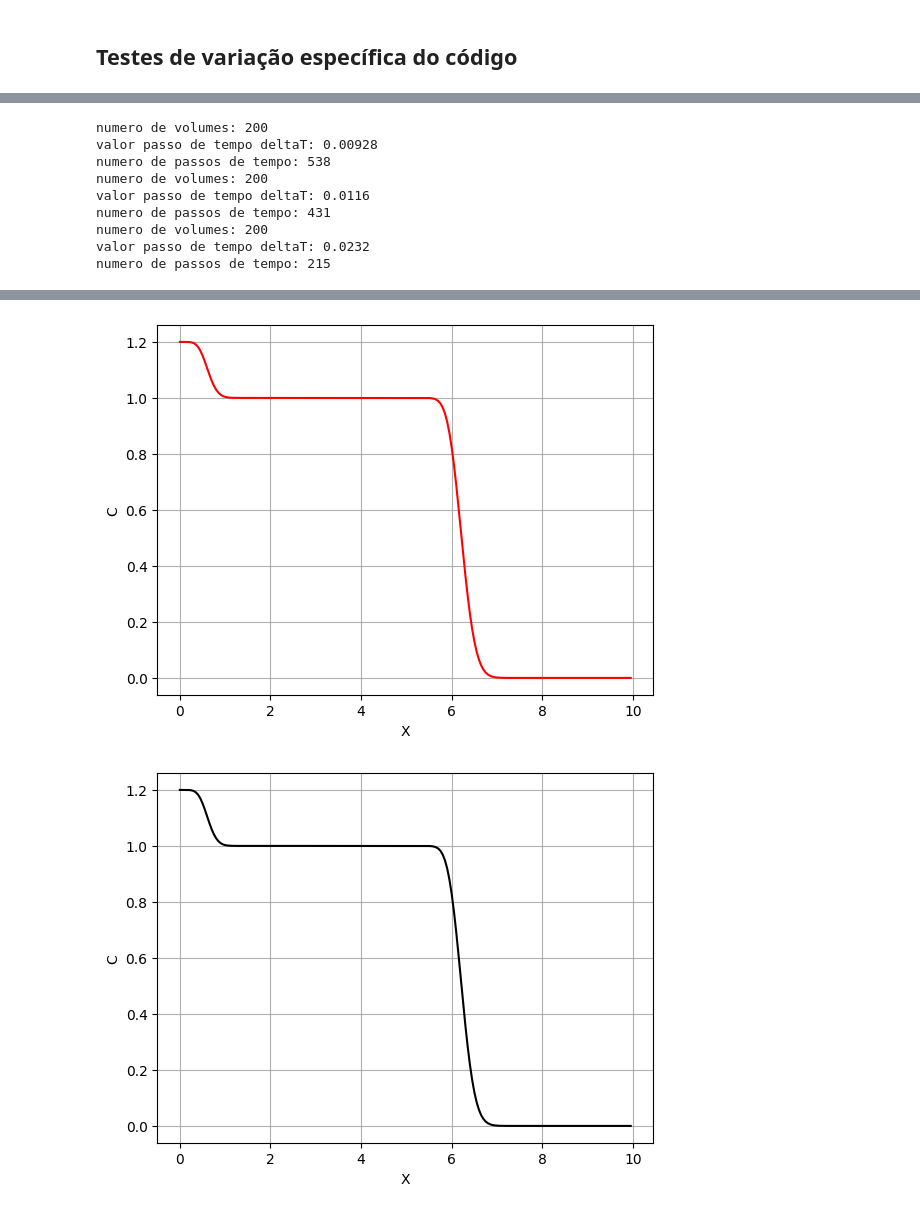
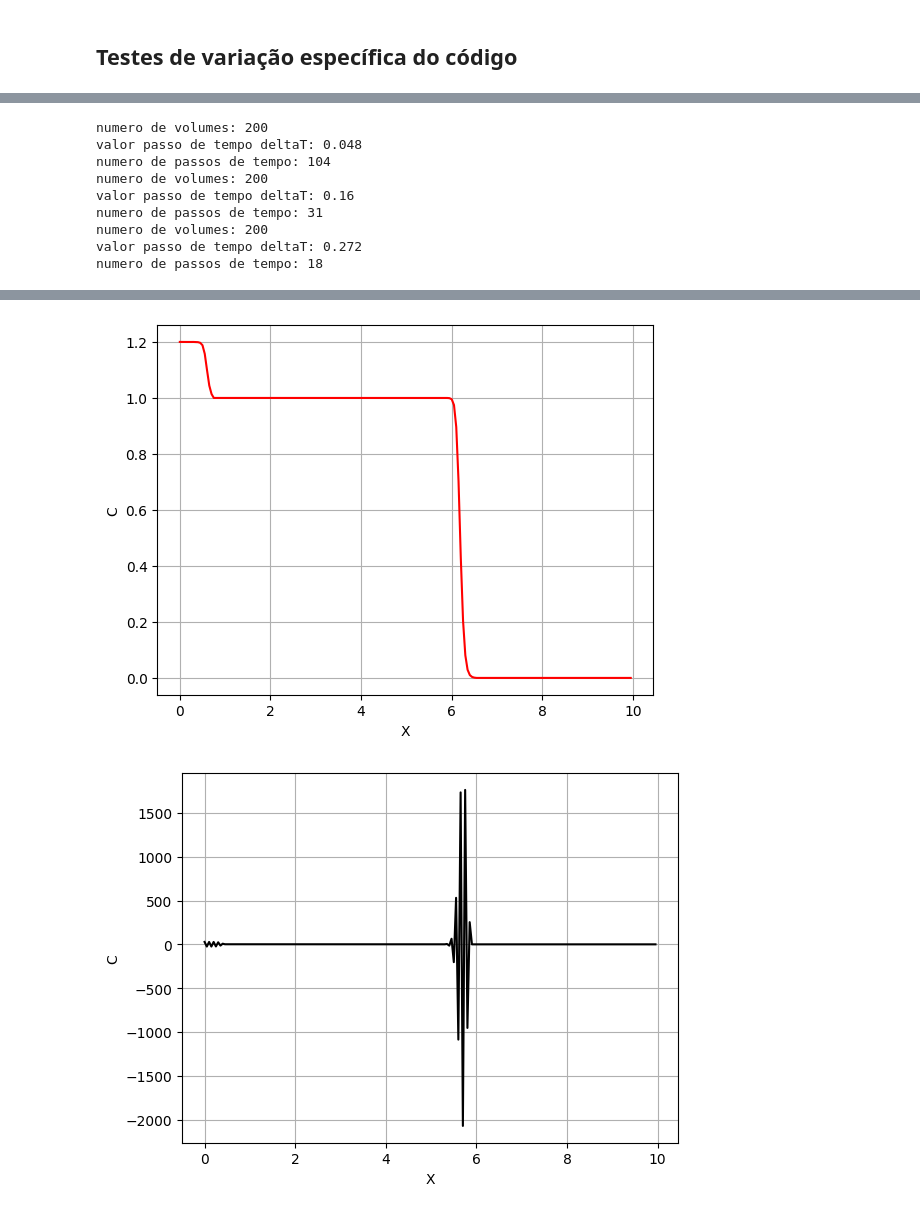
Before and after one commit to harduim300/ContinuaMetodosEQD2, a Jupyter notebook: MatheusHarduimMED2Trab3e4.ipynb, the cells around one changed output, grey strips where cells are left out. Cells and saved outputs as stored; diff of their text form; code cells hidden in the pictures.

```diff
--- a/MatheusHarduimMED2Trab3e4.ipynb
+++ b/MatheusHarduimMED2Trab3e4.ipynb
@@ -991,10 +1610,10 @@ numero de passos de tempo: 31
 u = 0.25
 ca = 1.0
 cb = 0.0
-lXs = 10.0
+lX = 10.0
 tTotal = 5
 deltX = 0.05
-porcAvans = 1/2
+porcAvan = 1/2
 cInjItrs = 1.2*np.array([0.6,0.8,1.0,1.2,1.4])
 # percentual de como os volumes estam preenchidos
 # %%
@@ -1093,11 +1729,11 @@ numero de passos de tempo: 31
 u = 0.25
 ca = 1.0
 cb = 0.0
-lXs = 10.0
+lX = 10.0
 tTotal = 5
 deltX = 0.05
-porcAvans = 1/2
-deltTs = 0.0116*np.array([0.8,1.0,2.0])
+porcAvan = 1/2
+deltTs = 0.16*np.array([0.3,1.0,1.7])
 # percentual de como os volumes estam preenchidos
 # %%
 def metodoExManipulado(u,ca,cb,lX,tTotal,deltX,porcAvan, deltT):
@@ -1117,13 +1753,12 @@ def metodoExManipulado(u,ca,cb,lX,tTotal,deltX,porcAvan, deltT):
             qInit.append(ca)
         if i >= int(nx*porcAvan):
             qInit.append(cb)
-    # inicia o c iterativo
-    #---------------------
     cItr = ca
     qFinal = qInit
     espaco = [0.0]
     for k in range(nx-1):
         espaco.append(espaco[k] + deltX)
+    C = u*deltT/deltX
     for i in range(n):
         qItr = []
         #-----------------
@@ -1133,15 +1768,32 @@ def metodoExManipulado(u,ca,cb,lX,tTotal,deltX,porcAvan, deltT):
         q0 = 2*cItr - qFinal[0]
         for j in range(nx):
             if j == 0:
+                if abs(qFinal[j+1] -qFinal[j]) < 10**-9:
+                    theta1_2 = 0.0
+                else:
+                    theta1_2 = ((qFinal[j] - q0)/(qFinal[j+1] -qFinal[j]))
+                psiTheta1_2 = (2*(theta1_2 + abs(theta1_2))/(3 + theta1_2))
                 qItr.append(
-                    qFinal[j] - (deltT/deltX)*
-                    (u*(qFinal[j]-q0)))
+                    qFinal[j] - C*(qFinal[j]-q0) -(C/2)*(1-C)*(psiTheta1_2*(qFinal[j+1] - qFinal[j]) -psiTheta1_2*(qFinal[j] - q0))
+                )
             elif j == nx-1:
-                qItr.append(qFinal[j] - (deltT/deltX)*
-                            (u*(qFinal[j]-qFinal[j-1])))
+                if abs(qFinal[j] -qFinal[j]) < 10**-9:
+                    theta1_2 = 0.0
+                else:
+                    theta1_2 = ((qFinal[j] - qFinal[j-1])/(qFinal[j] -qFinal[j]))
+                psiTheta1_2 = (2*(theta1_2 + abs(theta1_2))/(3 + theta1_2))
+                qItr.append(
+                    qFinal[j] - C*(qFinal[j]-qFinal[j-1]) -(C/2)*(1-C)*(psiTheta1_2*(qFinal[j] - qFinal[j]) -psiTheta1_2*(qFinal[j] - qFinal[j-1]))
+                )
             else:
-                qItr.append(qFinal[j] - (deltT/deltX)*
-                            (u*(qFinal[j]-qFinal[j-1])))
+                if abs(qFinal[j+1] -qFinal[j]) < 10**-9:
+                    theta1_2 = 0.0
+                else:
+                    theta1_2 = ((qFinal[j] - qFinal[j-1])/(qFinal[j+1] -qFinal[j]))
+                psiTheta1_2 = (2*(theta1_2 + abs(theta1_2))/(3 + theta1_2))
+                qItr.append(
+                    qFinal[j] - C*(qFinal[j]-qFinal[j-1]) -(C/2)*(1-C)*(psiTheta1_2*(qFinal[j+1] - qFinal[j]) -psiTheta1_2*(qFinal[j] - qFinal[j-1]))
+                )
         qFinal = qItr
     return espaco, qFinal
 # %%
@@ -1155,7 +1807,7 @@ for deltT in deltTs:
 i = 0
 plt.figure()
 colors = ['g','r','k','b','c']
-plt.title(f'van Leer (variando o deltT)')
+plt.title(f'HQUICK (variando o deltT)')
 for deltT in deltTs:
     plt.plot(xItr[i],QsItr[i], color = colors[i])
     i+=1
@@ -1165,11 +1817,11 @@ for deltT in deltTs:
     plt.show()
 # %% [output]
 numero de volumes: 200
-valor passo de tempo deltaT: 0.00928
-numero de passos de tempo: 538
+valor passo de tempo deltaT: 0.048
+numero de passos de tempo: 104
 numero de volumes: 200
-valor passo de tempo deltaT: 0.0116
-numero de passos de tempo: 431
+valor passo de tempo deltaT: 0.16
+numero de passos de tempo: 31
 numero de volumes: 200
-valor passo de tempo deltaT: 0.0232
-numero de passos de tempo: 215
+valor passo de tempo deltaT: 0.272
+numero de passos de tempo: 18
@@ -1177,2 +1829,2 @@ numero de passos de tempo: 215
-[figure, old version]
+[figure, new version]
-[figure, old version]
+[figure, new version]
```
Also changed, not shown: parts of 154 cells of this notebook.
